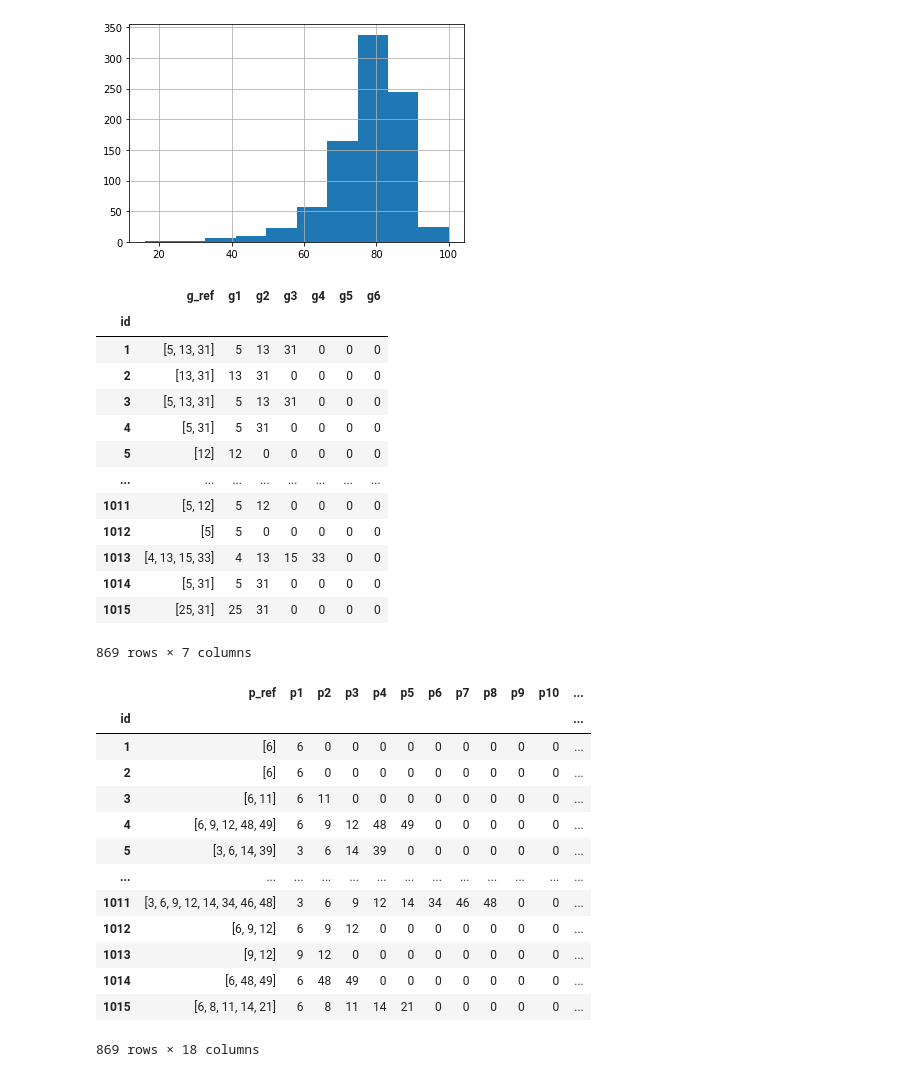
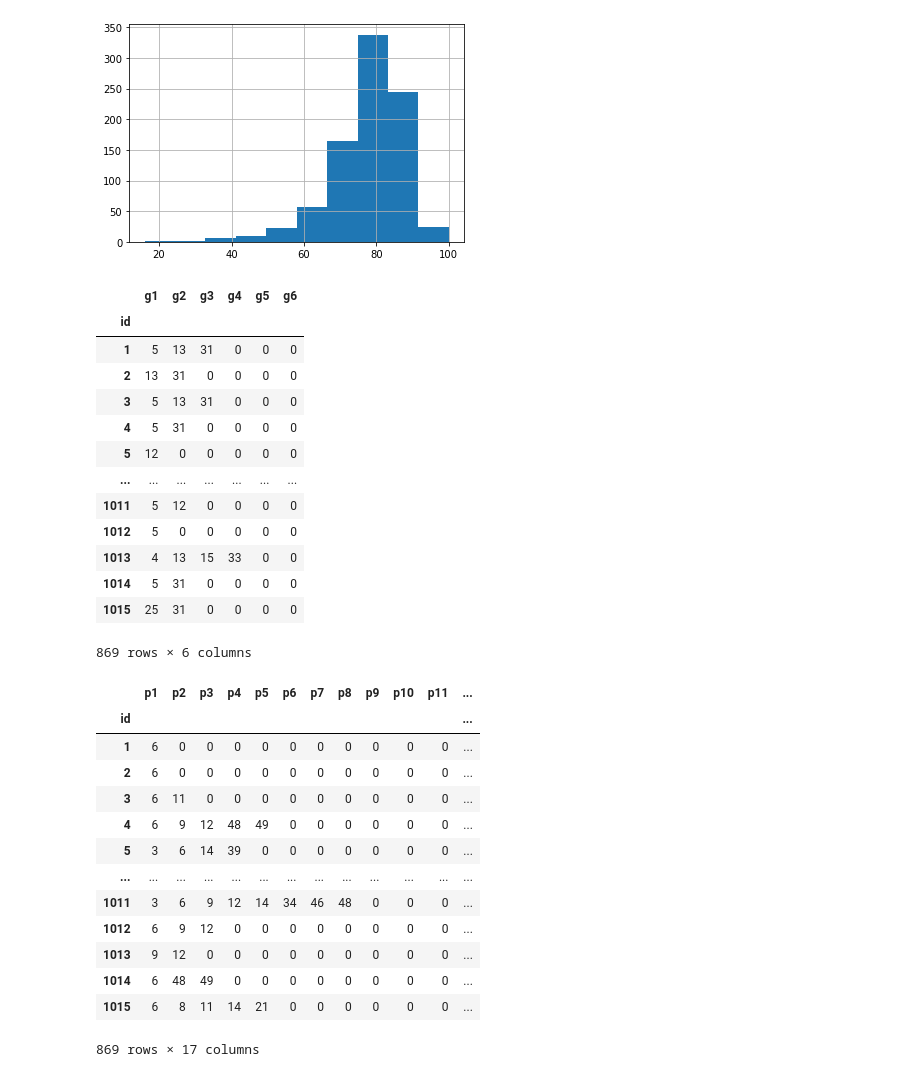
Before and after one commit to 1990Jasonlee/GameOnPassion, a Jupyter notebook: GameOnJson.ipynb, the cells around one changed output. Saved outputs shown, nothing was run; the diff lists cells and outputs as text; code cells hidden in the pictures.

Commit message:
progress made on converting id numbers to name on genre

```diff
--- a/GameOnJson.ipynb
+++ b/GameOnJson.ipynb
@@ -169,49 +174,47 @@ df['Score Rating'].hist(bins=10)
 # %%
 genre_df = pd.DataFrame(df['genres'])
 split_genre = pd.DataFrame(df['genres'].values.tolist(), index = genre_df.index)
-split_genre_df = pd.concat([genre_df, split_genre], axis = 1).fillna(0)
-split_genre_df.columns = ['g_ref', 'g1', 'g2','g3', 'g4', 'g5', 'g6']
+split_genre_df = split_genre.fillna(0)
+split_genre_df.columns = ['g1', 'g2','g3', 'g4', 'g5', 'g6']
 split_genre_df[['g1', 'g2','g3', 'g4', 'g5', 'g6']]=split_genre_df[['g1', 'g2','g3', 'g4', 'g5', 'g6']].apply(lambda x : x.astype(np.int64))
-
 split_genre_df
 # %% [output]
-|  | g_ref | g1 | g2 | g3 | g4 | g5 | g6 |
-| id |  |  |  |  |  |  |  |
-| 1 | [5, 13, 31] | 5 | 13 | 31 | 0 | 0 | 0 |
-| 2 | [13, 31] | 13 | 31 | 0 | 0 | 0 | 0 |
-| 3 | [5, 13, 31] | 5 | 13 | 31 | 0 | 0 | 0 |
-| 4 | [5, 31] | 5 | 31 | 0 | 0 | 0 | 0 |
-| 5 | [12] | 12 | 0 | 0 | 0 | 0 | 0 |
-| ... | ... | ... | ... | ... | ... | ... | ... |
-| 1011 | [5, 12] | 5 | 12 | 0 | 0 | 0 | 0 |
-| 1012 | [5] | 5 | 0 | 0 | 0 | 0 | 0 |
-| 1013 | [4, 13, 15, 33] | 4 | 13 | 15 | 33 | 0 | 0 |
-| 1014 | [5, 31] | 5 | 31 | 0 | 0 | 0 | 0 |
-| 1015 | [25, 31] | 25 | 31 | 0 | 0 | 0 | 0 |
+|  | g1 | g2 | g3 | g4 | g5 | g6 |
+| id |  |  |  |  |  |  |
+| 1 | 5 | 13 | 31 | 0 | 0 | 0 |
+| 2 | 13 | 31 | 0 | 0 | 0 | 0 |
+| 3 | 5 | 13 | 31 | 0 | 0 | 0 |
+| 4 | 5 | 31 | 0 | 0 | 0 | 0 |
+| 5 | 12 | 0 | 0 | 0 | 0 | 0 |
+| ... | ... | ... | ... | ... | ... | ... |
+| 1011 | 5 | 12 | 0 | 0 | 0 | 0 |
+| 1012 | 5 | 0 | 0 | 0 | 0 | 0 |
+| 1013 | 4 | 13 | 15 | 33 | 0 | 0 |
+| 1014 | 5 | 31 | 0 | 0 | 0 | 0 |
+| 1015 | 25 | 31 | 0 | 0 | 0 | 0 |
-869 rows × 7 columns
+869 rows × 6 columns
 # %%
 platforms_df = pd.DataFrame(df['platforms'])
 split_platforms = pd.DataFrame(df['platforms'].values.tolist(), index = platforms_df.index)
-split_platforms_df = pd.concat([platforms_df, split_platforms], axis = 1).fillna(0)
-split_platforms_df.columns = ['p_ref', 'p1', 'p2','p3', 'p4', 'p5', 'p6', 'p7', 'p8', 'p9', 'p10', 'p11', 'p12','p13', 'p14', 'p15', 'p16', 'p17']
+split_platforms_df = split_platforms.fillna(0)
+split_platforms_df.columns = ['p1', 'p2','p3', 'p4', 'p5', 'p6', 'p7', 'p8', 'p9', 'p10', 'p11', 'p12','p13', 'p14', 'p15', 'p16', 'p17']
 split_platforms_df[['p1', 'p2','p3', 'p4', 'p5', 'p6', 'p7', 'p8', 'p9', 'p10', 'p11', 'p12','p13', 'p14', 'p15', 'p16', 'p17']]=split_platforms_df[['p1', 'p2','p3', 'p4', 'p5', 'p6', 'p7', 'p8', 'p9', 'p10', 'p11', 'p12','p13', 'p14', 'p15', 'p16', 'p17']].apply(lambda x : x.astype(np.int64))
-
 split_platforms_df
 # %% [output]
-|  | p_ref | p1 | p2 | p3 | p4 | p5 | p6 | p7 | p8 | p9 | p10 | ... |
+|  | p1 | p2 | p3 | p4 | p5 | p6 | p7 | p8 | p9 | p10 | p11 | ... |
 | id |  |  |  |  |  |  |  |  |  |  |  | ... |
-| 1 | [6] | 6 | 0 | 0 | 0 | 0 | 0 | 0 | 0 | 0 | 0 | ... |
-| 2 | [6] | 6 | 0 | 0 | 0 | 0 | 0 | 0 | 0 | 0 | 0 | ... |
-| 3 | [6, 11] | 6 | 11 | 0 | 0 | 0 | 0 | 0 | 0 | 0 | 0 | ... |
-| 4 | [6, 9, 12, 48, 49] | 6 | 9 | 12 | 48 | 49 | 0 | 0 | 0 | 0 | 0 | ... |
-| 5 | [3, 6, 14, 39] | 3 | 6 | 14 | 39 | 0 | 0 | 0 | 0 | 0 | 0 | ... |
+| 1 | 6 | 0 | 0 | 0 | 0 | 0 | 0 | 0 | 0 | 0 | 0 | ... |
+| 2 | 6 | 0 | 0 | 0 | 0 | 0 | 0 | 0 | 0 | 0 | 0 | ... |
+| 3 | 6 | 11 | 0 | 0 | 0 | 0 | 0 | 0 | 0 | 0 | 0 | ... |
+| 4 | 6 | 9 | 12 | 48 | 49 | 0 | 0 | 0 | 0 | 0 | 0 | ... |
+| 5 | 3 | 6 | 14 | 39 | 0 | 0 | 0 | 0 | 0 | 0 | 0 | ... |
 | ... | ... | ... | ... | ... | ... | ... | ... | ... | ... | ... | ... | ... |
-| 1011 | [3, 6, 9, 12, 14, 34, 46, 48] | 3 | 6 | 9 | 12 | 14 | 34 | 46 | 48 | 0 | 0 | ... |
-| 1012 | [6, 9, 12] | 6 | 9 | 12 | 0 | 0 | 0 | 0 | 0 | 0 | 0 | ... |
-| 1013 | [9, 12] | 9 | 12 | 0 | 0 | 0 | 0 | 0 | 0 | 0 | 0 | ... |
-| 1014 | [6, 48, 49] | 6 | 48 | 49 | 0 | 0 | 0 | 0 | 0 | 0 | 0 | ... |
-| 1015 | [6, 8, 11, 14, 21] | 6 | 8 | 11 | 14 | 21 | 0 | 0 | 0 | 0 | 0 | ... |
+| 1011 | 3 | 6 | 9 | 12 | 14 | 34 | 46 | 48 | 0 | 0 | 0 | ... |
+| 1012 | 6 | 9 | 12 | 0 | 0 | 0 | 0 | 0 | 0 | 0 | 0 | ... |
+| 1013 | 9 | 12 | 0 | 0 | 0 | 0 | 0 | 0 | 0 | 0 | 0 | ... |
+| 1014 | 6 | 48 | 49 | 0 | 0 | 0 | 0 | 0 | 0 | 0 | 0 | ... |
+| 1015 | 6 | 8 | 11 | 14 | 21 | 0 | 0 | 0 | 0 | 0 | 0 | ... |
-869 rows × 18 columns
+869 rows × 17 columns
 # %%
 gamemode_df = pd.DataFrame(df['game_modes'])
 split_gamemode = pd.DataFrame(df['game_modes'].values.tolist(), index = gamemode_df.index)
```
Also changed, not shown: parts of 16 cells of this notebook, 7 other files.
